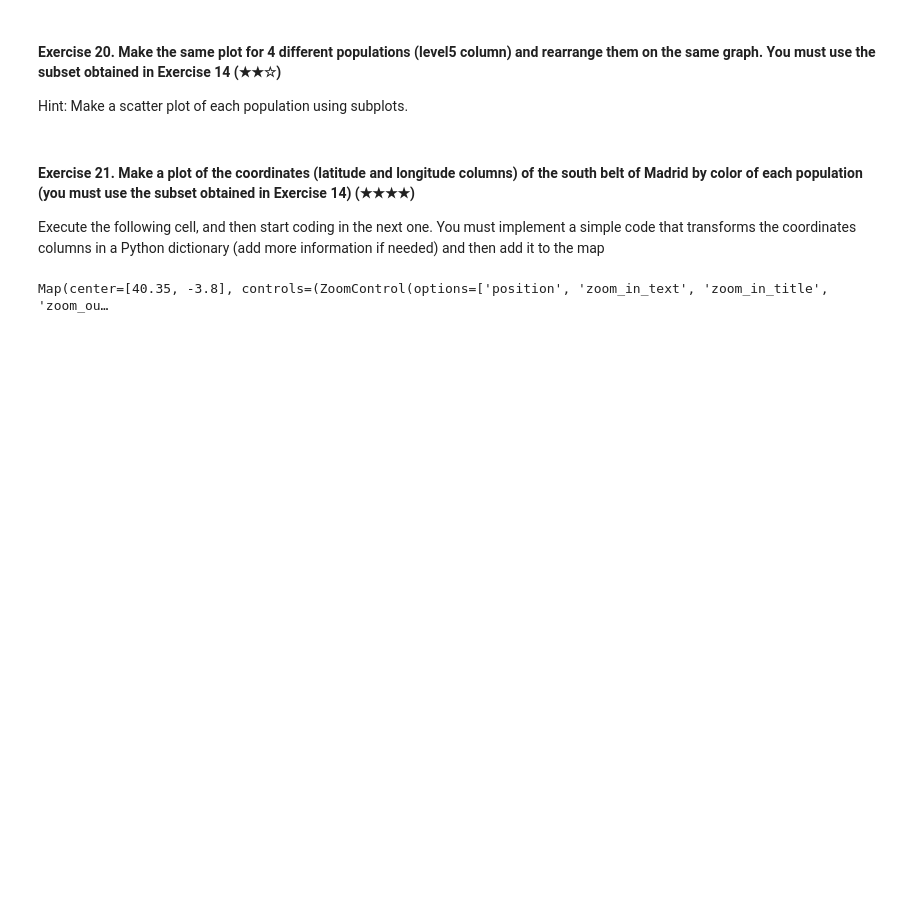
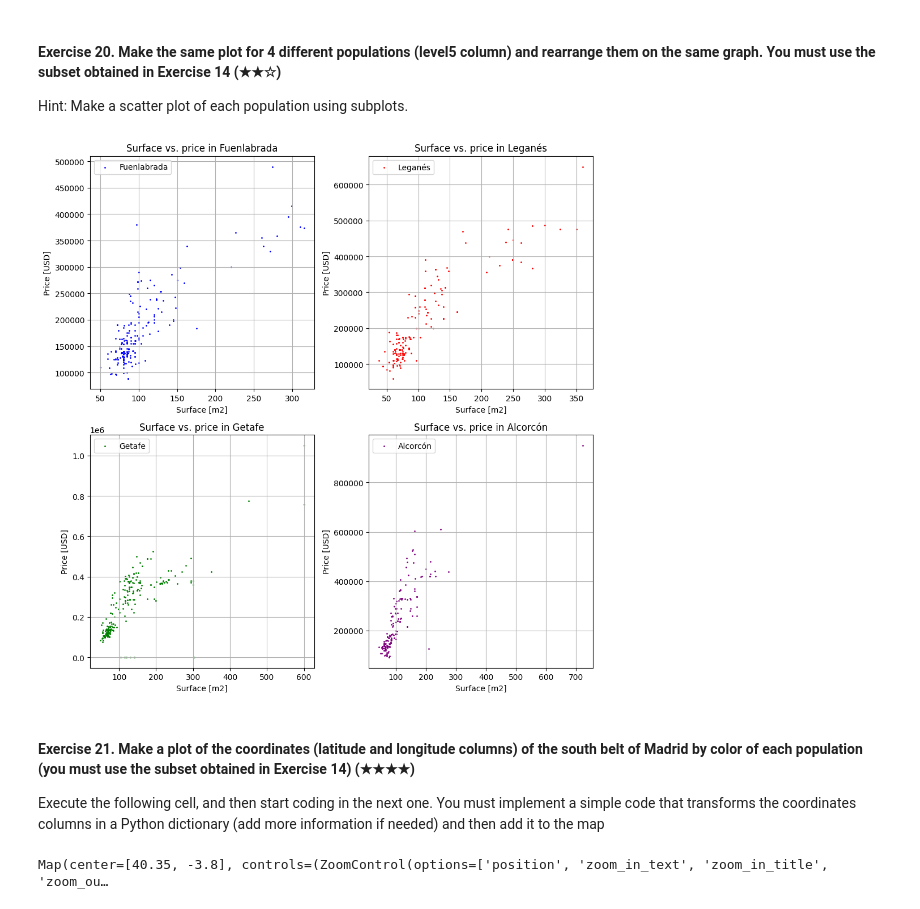
Before and after one commit to csmb20/realestate-datacleanup-exercise, a Jupyter notebook: project.ipynb, the cells around one changed output. Cells and saved outputs as stored; diff of their text form; code cells hidden in the pictures; blank space fills up the shorter version.

```diff
--- a/project.ipynb
+++ b/project.ipynb
@@ -573,7 +620,52 @@ Hint: Create a new column called `pps` (price per square meter) and then analyze
 
 Hint: Make a scatter plot of each population using subplots.
 # %%
-# TODO
+# Redefine the grouped south belt dataframe per price and surface
+southBeltGroups = southBelt.groupby(by='level5')[['price','surface']].apply(lambda x: x)
+
+# Plot data
+fig, ((ax0,ax1),(ax2,ax3)) = plt.subplots(nrows=2,ncols=2,figsize=(10,10))
+colors  = ['blue', 'red', 'green', 'purple']
+
+# Fuenlabrada
+i = 0
+ax0.scatter(southBeltGroups.loc[places[i],'surface'],southBeltGroups.loc[places[i],'price'],marker='o',c=colors[i],s=1,label=places[i])
+ax0.legend(frameon=True)
+ax0.set_title('Surface vs. price in '+str(places[i]))
+ax0.grid()
+ax0.set_xlabel('Surface [m2]')
+ax0.set_ylabel('Price [USD]')
+
+# Leganés
+i = 1
+ax1.scatter(southBeltGroups.loc[places[i],'surface'],southBeltGroups.loc[places[i],'price'],marker='o',c=colors[i],s=1,label=places[i])
+ax1.legend(frameon=True)
+ax1.set_title('Surface vs. price in '+str(places[i]))
+ax1.grid()
+ax1.set_xlabel('Surface [m2]')
+ax1.set_ylabel('Price [USD]')
+
+# Getafe
+i = 2
+ax2.scatter(southBeltGroups.loc[places[i],'surface'],southBeltGroups.loc[places[i],'price'],marker='o',c=colors[i],s=1,label=places[i])
+ax2.legend(frameon=True)
+ax2.set_title('Surface vs. price in '+str(places[i]))
+ax2.grid()
+ax2.set_xlabel('Surface [m2]')
+ax2.set_ylabel('Price [USD]')
+
+# Alcorcón
+i = 3
+ax3.scatter(southBeltGroups.loc[places[i],'surface'],southBeltGroups.loc[places[i],'price'],marker='o',c=colors[i],s=1,label=places[i])
+ax3.legend(frameon=True)
+ax3.set_title('Surface vs. price in '+str(places[i]))
+ax3.grid()
+ax3.set_xlabel('Surface [m2]')
+ax3.set_ylabel('Price [USD]')
+
+plt.tight_layout()
+# %% [output]
+[figure, added]
 # %% [markdown]
 #### Exercise 21. Make a plot of the coordinates (latitude and longitude columns) of the south belt of Madrid by color of each population (you must use the subset obtained in Exercise 14) (★★★★)
 
```
Also changed, not shown: parts of 7 cells of this notebook.
